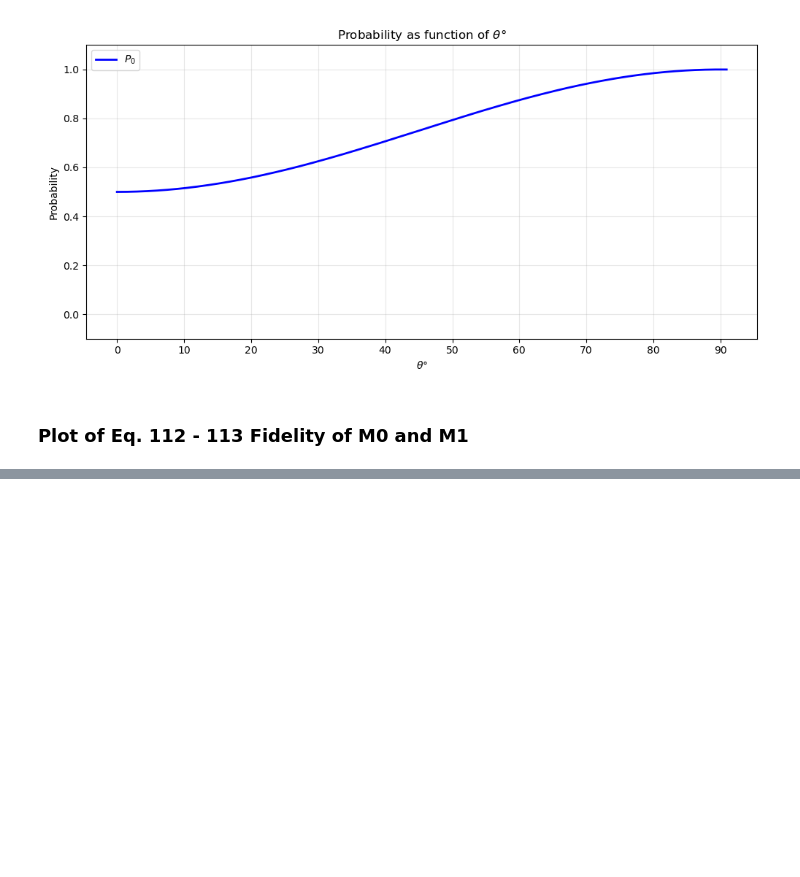
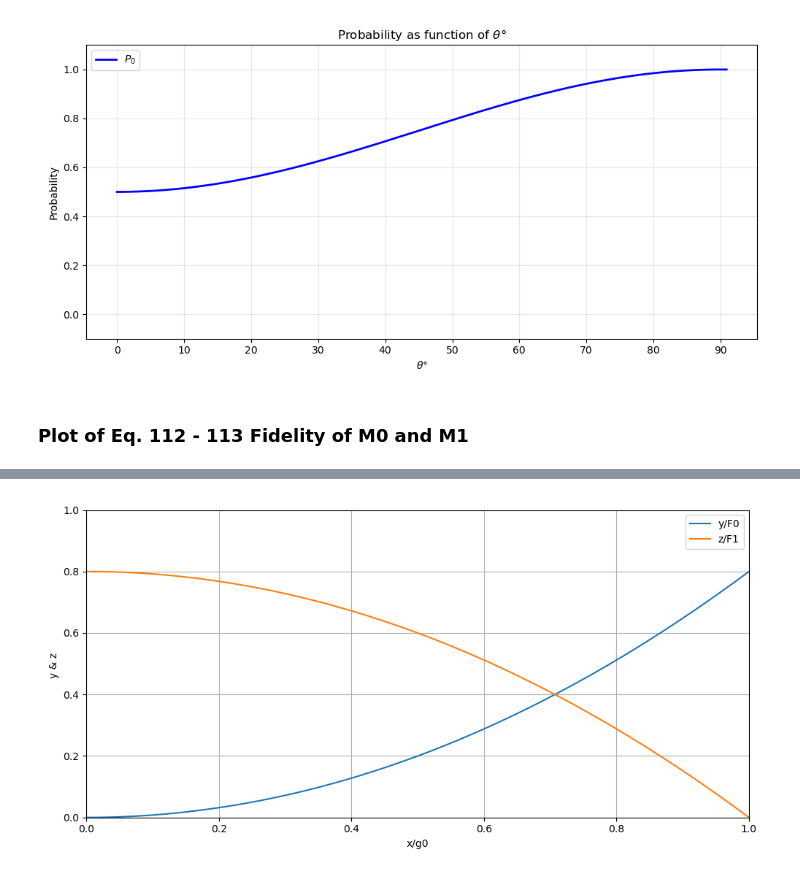
Before and after one commit to francescociavarella/Collisional-Methods, a Jupyter notebook: Codes/Probability.ipynb, the cells around one changed output, grey strips where cells are left out. Cells and saved outputs as stored; diff of their text form; code cells hidden in the pictures; blank space fills up the shorter version.

```diff
--- a/Codes/Probability.ipynb
+++ b/Codes/Probability.ipynb
@@ -129,0 +257,28 @@ Setting $ c_j = 1^{-3} $ we could plot the trend as a function of $ \left| \brak
+# %%
+x = np.linspace(0, 1, 100)
+y = np.zeros(len(x))
+z = np.zeros(len(x))
+x_sq = x**2
+c = 0.8   # cos^2(cj dt)
+s = 0  # sigma z
+
+p = len(x)
+
+for i in range(p):
+    y[i] = x_sq[i] * c + (1 - x_sq[i]) * (1 - c) * s
+    z[i] = (1 - x_sq[i]) * c + x_sq[i] * (1 - c) * s
+# %%
+fig31, ax = plt.subplots(figsize=(10,5))
+ax.plot(x, y, label=r'y/F0')
+ax.plot(x, z, label=r'z/F1')
+ax.set_xlabel('x/g0')
+ax.set_ylabel('y & z ')
+ax.set_xlim(0, 1)
+ax.set_ylim(0, 1)
+ax.legend(fontsize=10)
+ax.grid(True)
+
+plt.tight_layout()
+plt.show()
+# %% [output]
+[figure, added]
```
Also changed, not shown: parts of 9 cells of this notebook, 2 other files.
